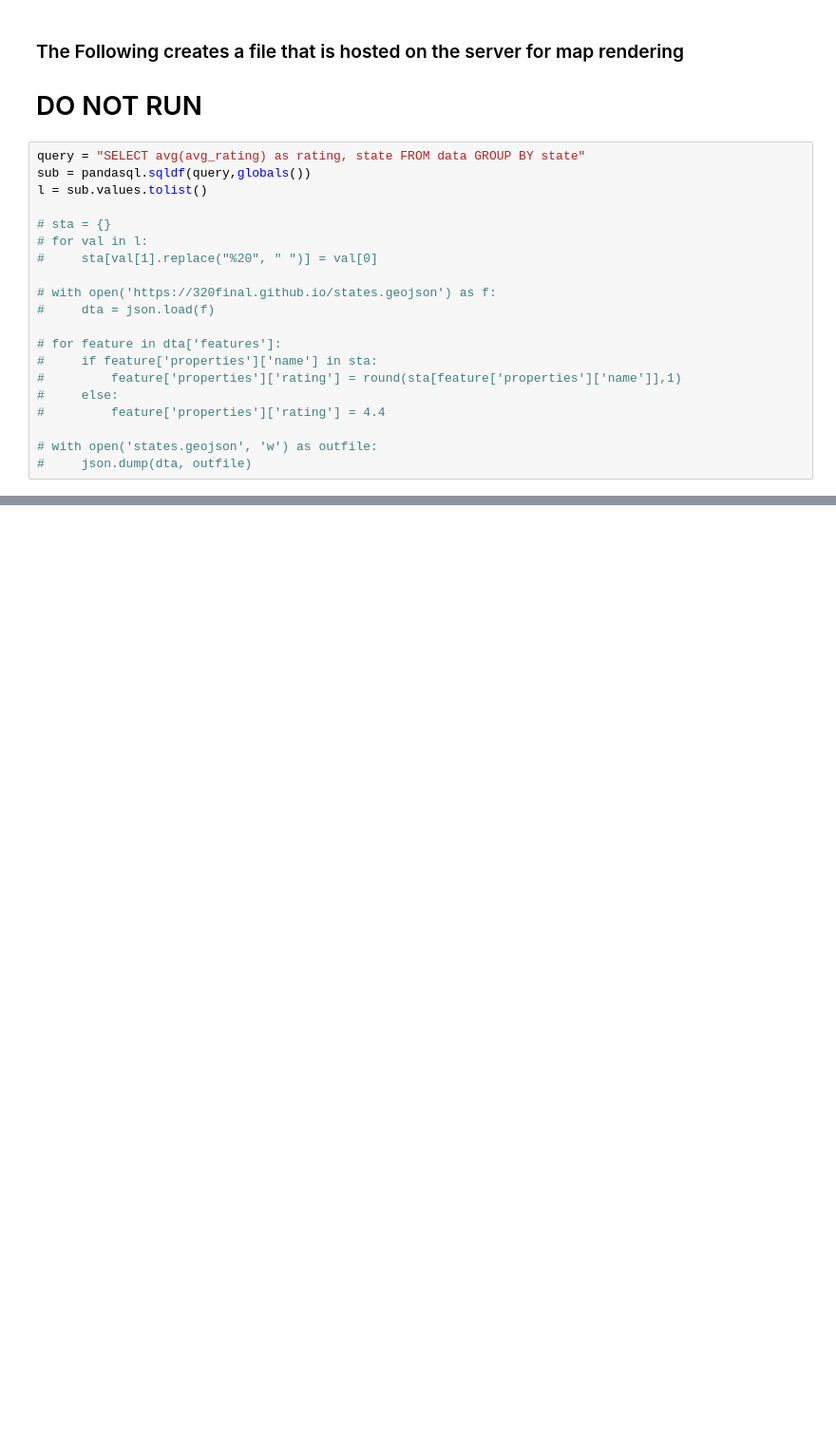
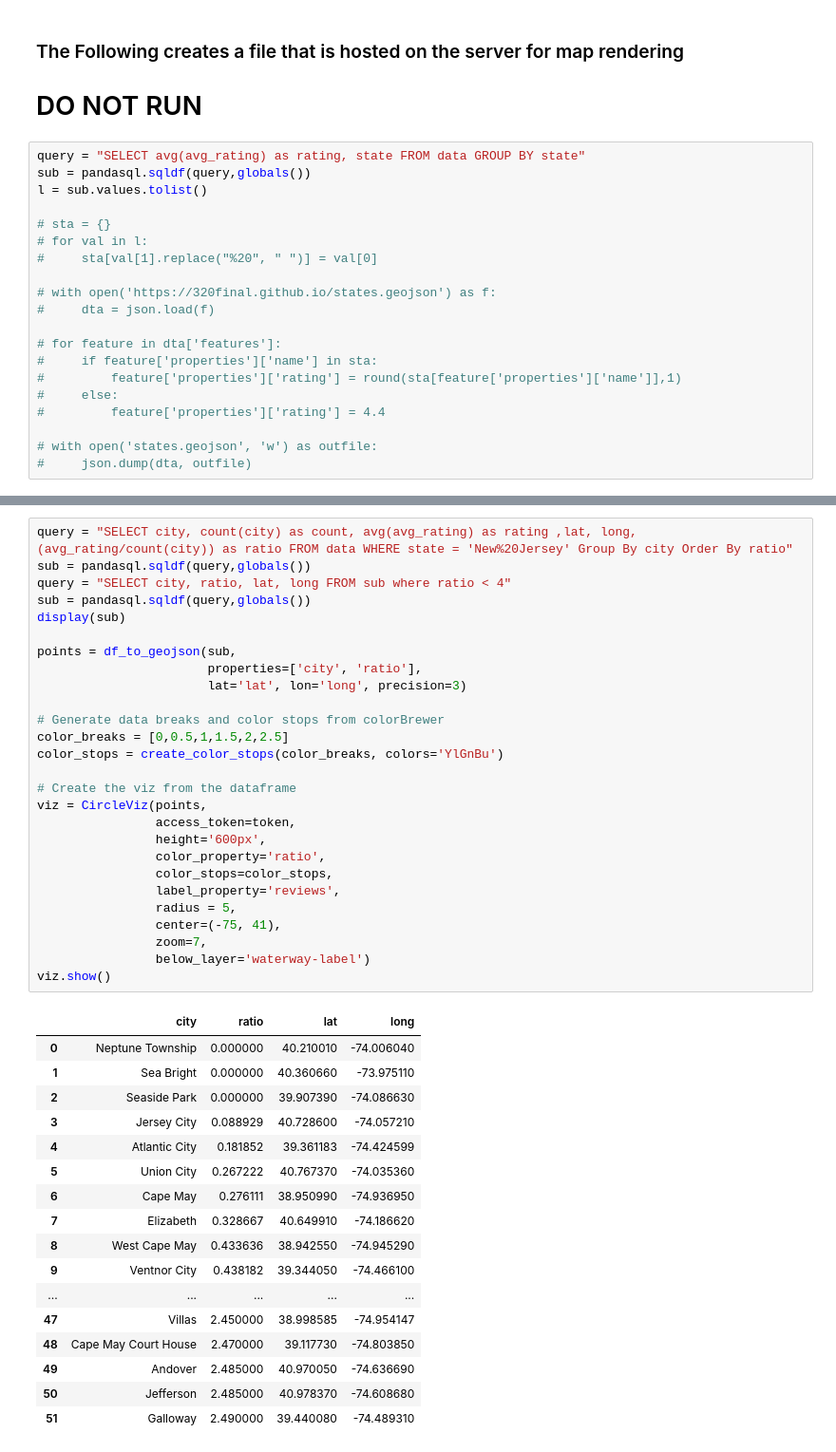
Before and after one commit to 320final/320final.github.io, a Jupyter notebook: jupiterNB/nb.ipynb, the cells around one changed output, grey strips where cells are left out. Shown at 95% size. Drawn from its saved outputs; the diff is of its cells as text; blank space fills up the shorter version.

```diff
--- a/jupiterNB/nb.ipynb
+++ b/jupiterNB/nb.ipynb
@@ -223,0 +399,45 @@ for i in range(0,3):
+# %%
+query = "SELECT city, count(city) as count, avg(avg_rating) as rating ,lat, long, (avg_rating/count(city)) as ratio FROM data WHERE state = 'New%20Jersey' Group By city Order By ratio"
+sub = pandasql.sqldf(query,globals())
+query = "SELECT city, ratio, lat, long FROM sub where ratio < 4"
+sub = pandasql.sqldf(query,globals())
+display(sub)
+
+points = df_to_geojson(sub,
+                       properties=['city', 'ratio'],
+                       lat='lat', lon='long', precision=3)
+
+# Generate data breaks and color stops from colorBrewer
+color_breaks = [0,0.5,1,1.5,2,2.5]
+color_stops = create_color_stops(color_breaks, colors='YlGnBu')
+
+# Create the viz from the dataframe
+viz = CircleViz(points,
+                access_token=token,
+                height='600px',
+                color_property='ratio',
+                color_stops=color_stops,
+                label_property='reviews',
+                radius = 5,
+                center=(-75, 41),
+                zoom=7,
+                below_layer='waterway-label')
+viz.show()
+# %% [output]
+|  | city | ratio | lat | long |
+| 0 | Neptune Township | 0.000000 | 40.210010 | -74.006040 |
+| 1 | Sea Bright | 0.000000 | 40.360660 | -73.975110 |
+| 2 | Seaside Park | 0.000000 | 39.907390 | -74.086630 |
+| 3 | Jersey City | 0.088929 | 40.728600 | -74.057210 |
+| 4 | Atlantic City | 0.181852 | 39.361183 | -74.424599 |
+| 5 | Union City | 0.267222 | 40.767370 | -74.035360 |
+| 6 | Cape May | 0.276111 | 38.950990 | -74.936950 |
+| 7 | Elizabeth | 0.328667 | 40.649910 | -74.186620 |
+| 8 | West Cape May | 0.433636 | 38.942550 | -74.945290 |
+| 9 | Ventnor City | 0.438182 | 39.344050 | -74.466100 |
+| ... | ... | ... | ... | ... |
+| 47 | Villas | 2.450000 | 38.998585 | -74.954147 |
+| 48 | Cape May Court House | 2.470000 | 39.117730 | -74.803850 |
+| 49 | Andover | 2.485000 | 40.970050 | -74.636690 |
+| 50 | Jefferson | 2.485000 | 40.978370 | -74.608680 |
+| 51 | Galloway | 2.490000 | 39.440080 | -74.489310 |
```
Also changed, not shown: parts of 10 cells of this notebook, 1 other file.
